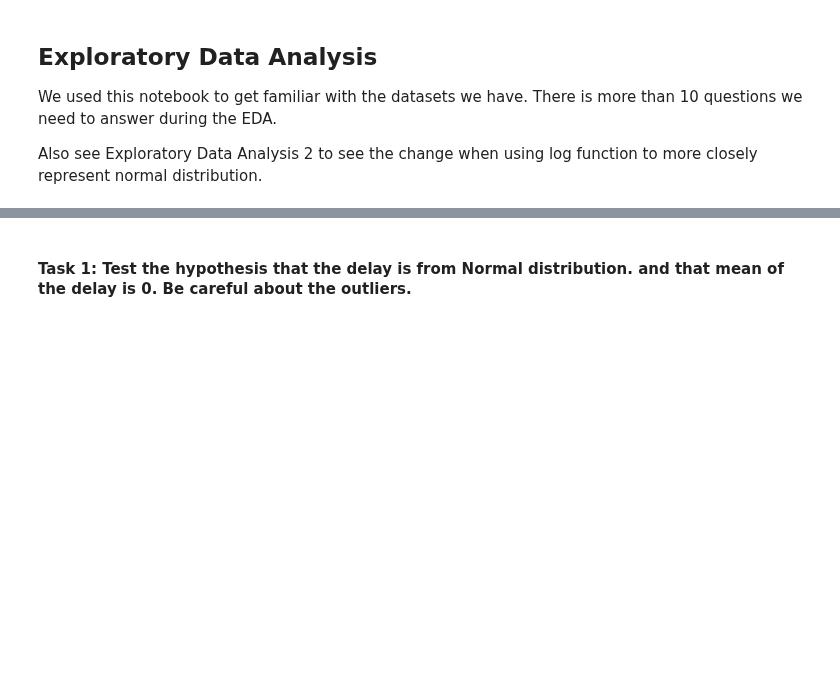
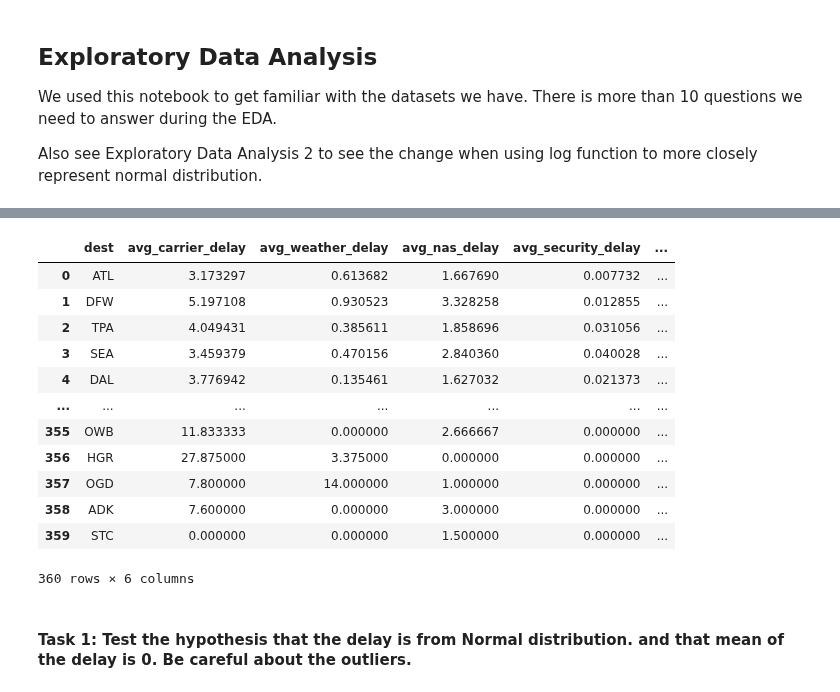
Before and after one commit to jackycwwang/lighthouse_lab_midterm_project, a Jupyter notebook: src/1.1-exploratory_analysis.ipynb, the cells around one changed output, grey strips where cells are left out. Saved outputs shown, nothing was run; the diff lists cells and outputs as text; code cells hidden in the pictures; blank space fills up the shorter version.

```diff
--- a/src/1.1-exploratory_analysis.ipynb
+++ b/src/1.1-exploratory_analysis.ipynb
@@ -24,3 +39,30 @@ df_rm = df_rm[(np.abs(stats.zscore(df_rm['arr_delay'])) < 3)]
+# %%
+# Get delay for airports
+
+def get_avg_delay(df, col_list):
+    df.loc[:, col_list] = df.loc[:, col_list].fillna(0)
+    df_avg_delay = pd.DataFrame(df.dest.unique(), columns=['dest'])
+    for col in col_list:
+        s = df.groupby('dest')[col].mean()
+        s.name = 'avg_' + col
+        df_avg_delay = df_avg_delay.merge(s.to_frame(), on='dest', how='left')
+    return df_avg_delay
+
+df_delays = get_avg_delay(df, ['carrier_delay', 'weather_delay', 'nas_delay', 'security_delay', 'late_aircraft_delay'])
+# %% [output]
+|  | dest | avg_carrier_delay | avg_weather_delay | avg_nas_delay | avg_security_delay | ... |
+| 0 | ATL | 3.173297 | 0.613682 | 1.667690 | 0.007732 | ... |
+| 1 | DFW | 5.197108 | 0.930523 | 3.328258 | 0.012855 | ... |
+| 2 | TPA | 4.049431 | 0.385611 | 1.858696 | 0.031056 | ... |
+| 3 | SEA | 3.459379 | 0.470156 | 2.840360 | 0.040028 | ... |
+| 4 | DAL | 3.776942 | 0.135461 | 1.627032 | 0.021373 | ... |
+| ... | ... | ... | ... | ... | ... | ... |
+| 355 | OWB | 11.833333 | 0.000000 | 2.666667 | 0.000000 | ... |
+| 356 | HGR | 27.875000 | 3.375000 | 0.000000 | 0.000000 | ... |
+| 357 | OGD | 7.800000 | 14.000000 | 1.000000 | 0.000000 | ... |
+| 358 | ADK | 7.600000 | 0.000000 | 3.000000 | 0.000000 | ... |
+| 359 | STC | 0.000000 | 0.000000 | 1.500000 | 0.000000 | ... |
+360 rows × 6 columns
 # %% [markdown]
 #### **Task 1**: Test the hypothesis that the delay is from Normal distribution. and that **mean** of the delay is 0. Be careful about the outliers.
 # %%
```
Also changed, not shown: parts of 1 cell of this notebook, 4 other files.
